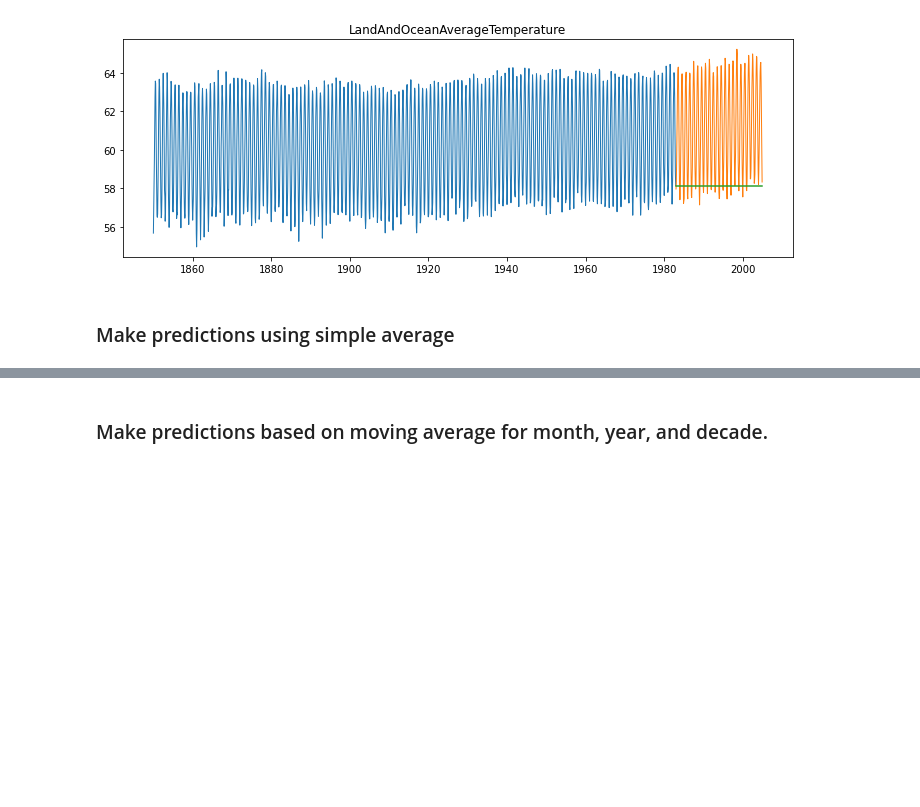
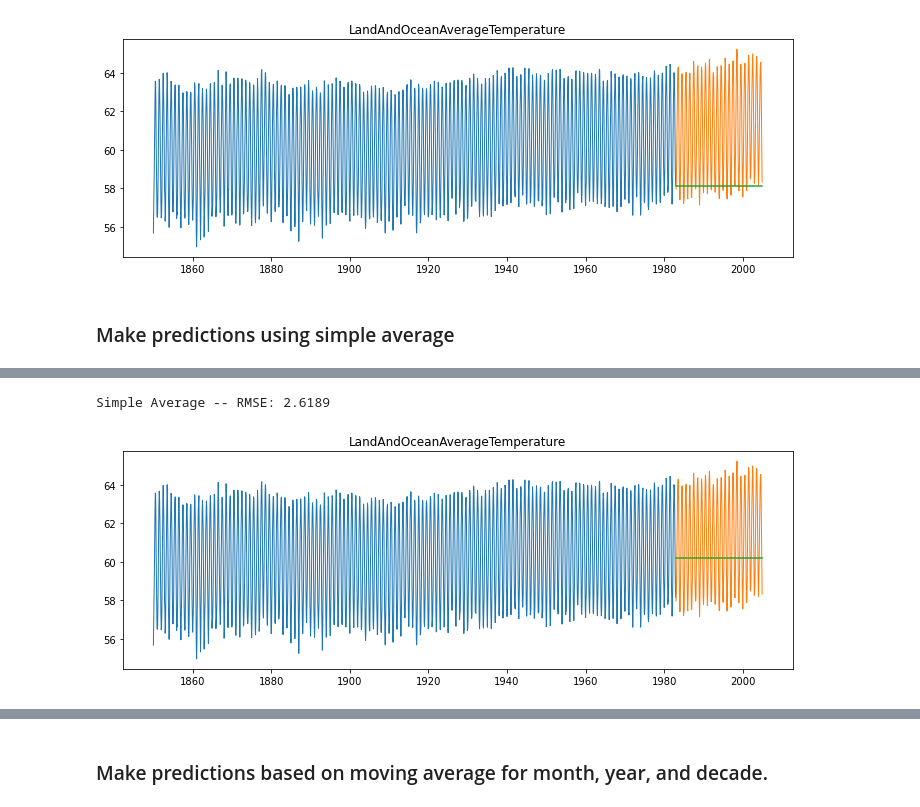
Before and after one commit to Johndsalas/earths_temperature_time_series, a Jupyter notebook: main_notebook.ipynb, the cells around one changed output, grey strips where cells are left out. Drawn from its saved outputs; the diff is of its cells as text; code cells hidden in the pictures; blank space fills up the shorter version.

```diff
--- a/main_notebook.ipynb
+++ b/main_notebook.ipynb
@@ -115,0 +119,2 @@ LandAverageTemperature -- RMSE: 12.8058
+# %%
+eval_df_ocean = modeling.last_observed_value(train_ocean, validate_ocean, test_ocean, 'LandAndOceanAverageTemperature', eval_df_ocean)
@@ -123,3 +136,8 @@ LandAndOceanAverageTemperature -- RMSE: 3.8887
+# %%
+eval_df_ocean = modeling.simple_average(train_ocean, validate_ocean, test_ocean, 'LandAndOceanAverageTemperature', eval_df_ocean)
+# %% [output]
+Simple Average -- RMSE: 2.6189
+[figure, added]
 # %%
 temps = round(train_land['LandAverageTemperature'].mean(),2)
 
```
Also changed, not shown: parts of 6 cells of this notebook, 1 other file.
